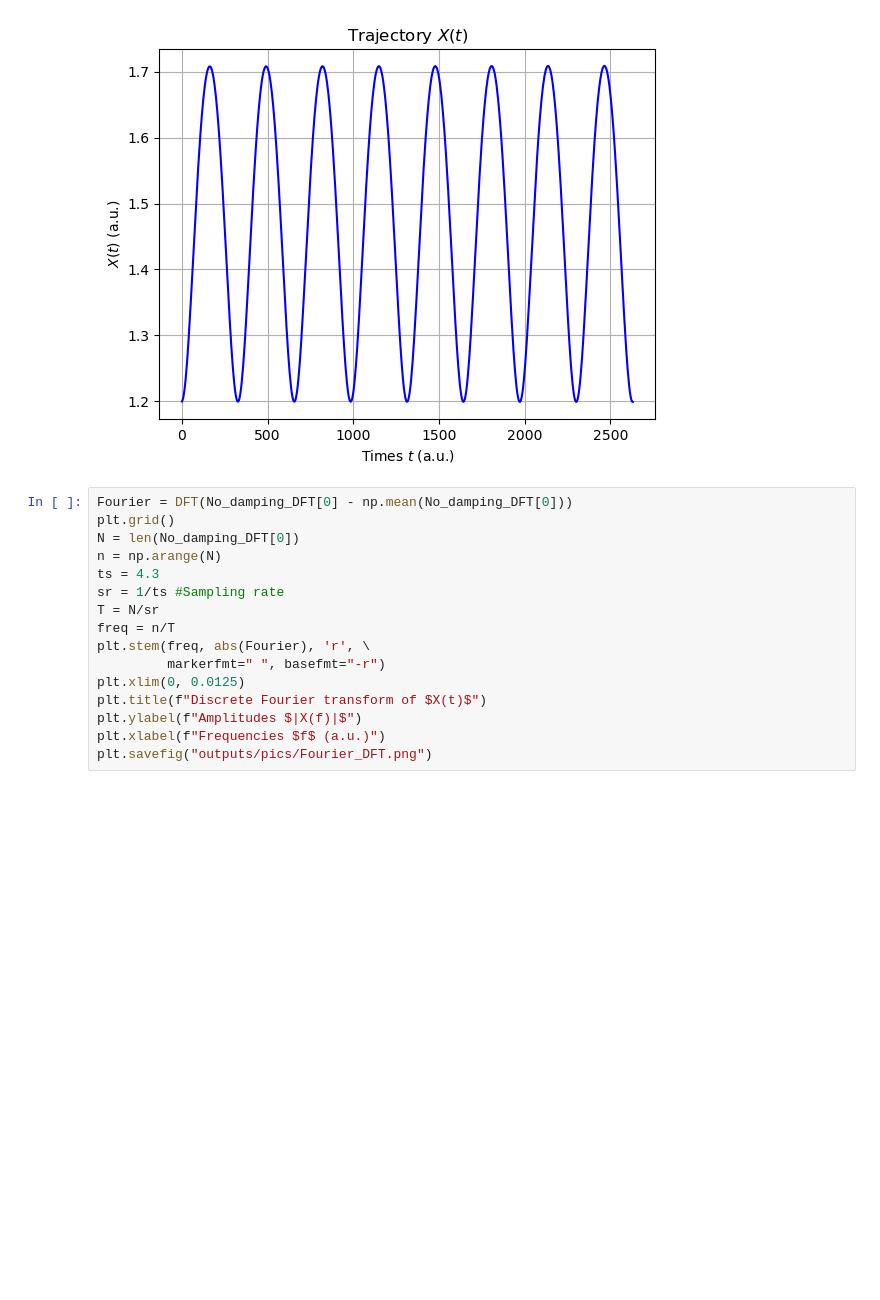
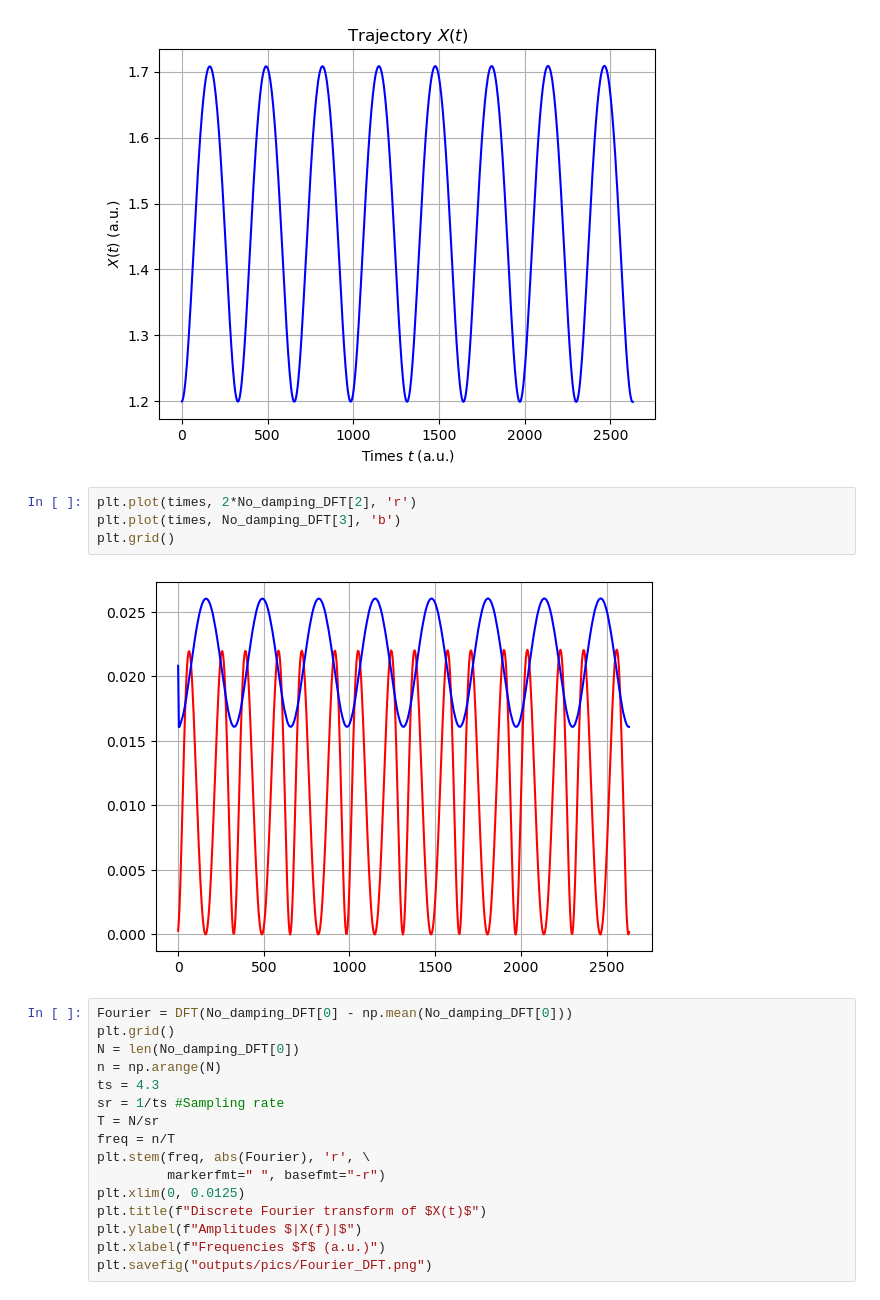
Before and after one commit to Peppone98/Quantum_MD_H2, a Jupyter notebook: CODE/plots.ipynb, the cells around one changed output. Saved outputs shown, nothing was run; the diff lists cells and outputs as text; blank space fills up the shorter version.

```diff
--- a/CODE/plots.ipynb
+++ b/CODE/plots.ipynb
@@ -157,6 +182,12 @@ plt.savefig("outputs/pics/No_damp_DFT.png")
 #Tieni presente che l'energia dovrebbe conservarsi, quindi ci sta che i minimi siano a circa 1.2
 # %% [output]
 [figure]
+# %%
+plt.plot(times, 2*No_damping_DFT[2], 'r')
+plt.plot(times, No_damping_DFT[3], 'b')
+plt.grid()
+# %% [output]
+[figure, added]
 # %%
 Fourier = DFT(No_damping_DFT[0] - np.mean(No_damping_DFT[0]))
 plt.grid()
```
Also changed, not shown: parts of 2 cells of this notebook, 14 other files.
